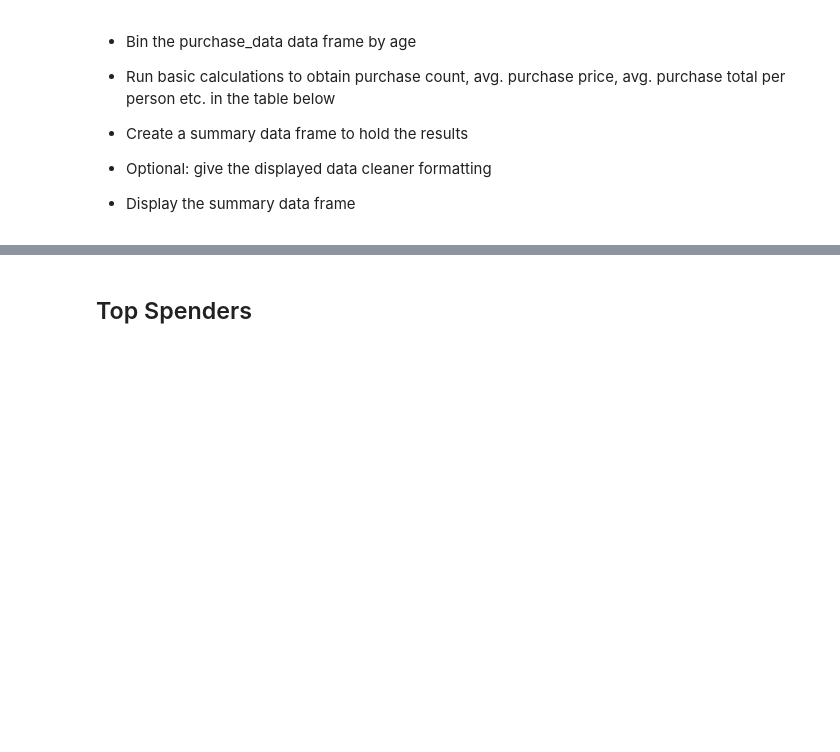
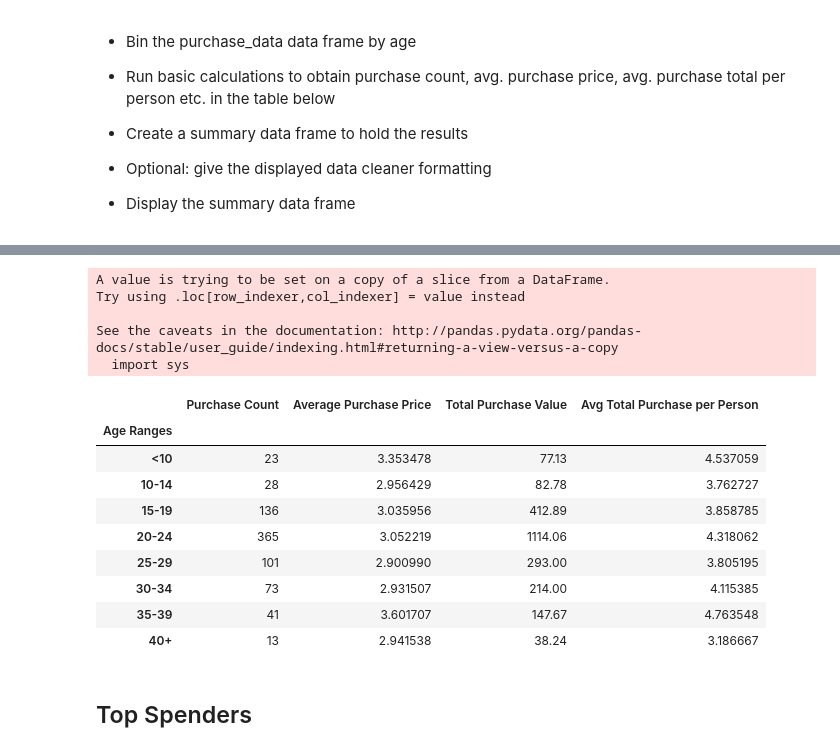
Before and after one commit to SograMemon/pandas-challenge, a Jupyter notebook: HeroesOfPymoli/HeroesOfPymoli_starter.ipynb, the cells around one changed output, grey strips where cells are left out. Saved outputs shown, nothing was run; the diff lists cells and outputs as text; code cells hidden in the pictures; blank space fills up the shorter version.

```diff
--- a/HeroesOfPymoli/HeroesOfPymoli_starter.ipynb
+++ b/HeroesOfPymoli/HeroesOfPymoli_starter.ipynb
@@ -143,3 +243,40 @@ FileNotFoundError: [Errno 2] File b'Resources/purchase_data.csv' does not exist:
+# %%
+minAge= purchase_data["Age"].min()
+maxAge= purchase_data["Age"].max()
+bins= [minAge, 9, 14, 19, 24, 29, 34, 39, maxAge]
+labels= ["<10", "10-14", "15-19", "20-24", "25-29", "30-34", "35-39", "40+"]
+list_AgeRanges= pd.cut(purchase_data["Age"], bins=bins, labels=labels, include_lowest=True)
+df= purchase_data[["SN","Age", "Price"]]
+df["Age Ranges"]= list_AgeRanges
+group= df.groupby("Age Ranges")
+df_PurchasingAnalysis= group.count()
+df_PurchasingAnalysis.rename(columns={"SN":"Purchase Count", "Age":"Average Purchase Price", "Price":"Total Purchase Value"}, inplace=True)
+df_PurchasingAnalysis["Average Purchase Price"]= group.mean()["Price"]
+df_PurchasingAnalysis["Total Purchase Value"] = group.sum()["Price"]
+df_unique= df.drop_duplicates(subset={"SN"})
+#list_playerCount=
+#df.groupby(["Age Ranges", "SN"]).size()
+#df.groupby(["Age Ranges"])["SN"].count()
+df_PurchasingAnalysis["Avg Total Purchase per Person"] = df_PurchasingAnalysis["Total Purchase Value"]/df_unique.groupby(["Age Ranges"])["SN"].count()
+df_PurchasingAnalysis
+#list_playerCount
+#df.shape
+# %% [output]
+A value is trying to be set on a copy of a slice from a DataFrame.
+Try using .loc[row_indexer,col_indexer] = value instead
+
+See the caveats in the documentation: http://pandas.pydata.org/pandas-docs/stable/user_guide/indexing.html#returning-a-view-versus-a-copy
+  import sys
+|  | Purchase Count | Average Purchase Price | Total Purchase Value | Avg Total Purchase per Person |
+| Age Ranges |  |  |  |  |
+| <10 | 23 | 3.353478 | 77.13 | 4.537059 |
+| 10-14 | 28 | 2.956429 | 82.78 | 3.762727 |
+| 15-19 | 136 | 3.035956 | 412.89 | 3.858785 |
+| 20-24 | 365 | 3.052219 | 1114.06 | 4.318062 |
+| 25-29 | 101 | 2.900990 | 293.00 | 3.805195 |
+| 30-34 | 73 | 2.931507 | 214.00 | 4.115385 |
+| 35-39 | 41 | 3.601707 | 147.67 | 4.763548 |
+| 40+ | 13 | 2.941538 | 38.24 | 3.186667 |
 # %% [markdown]
 ## Top Spenders
 # %% [markdown]
```
Also changed, not shown: parts of 18 cells of this notebook, 1 other file.
